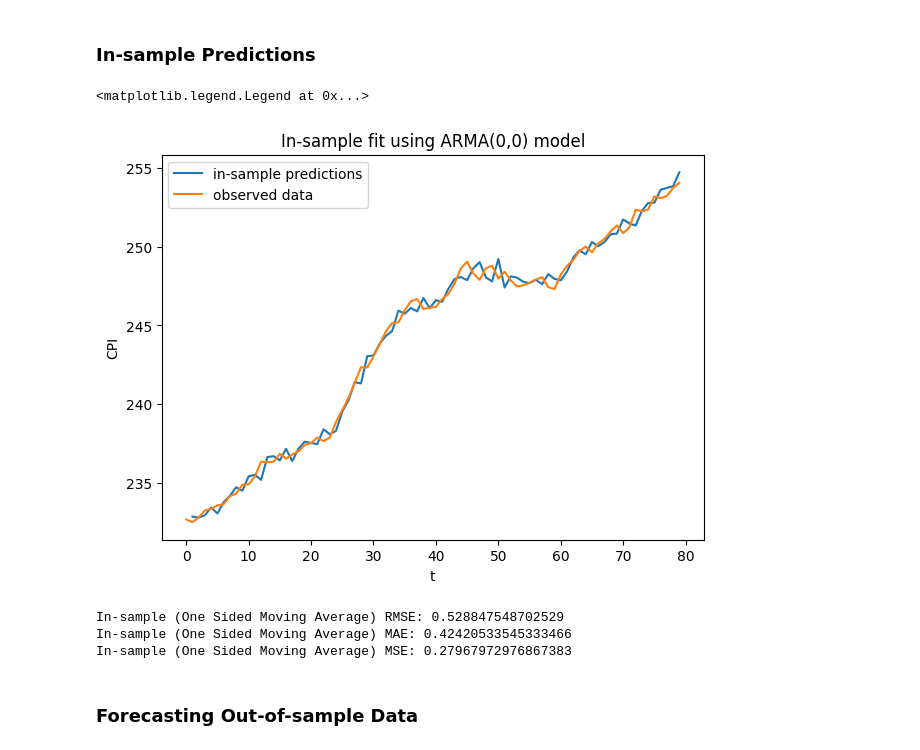
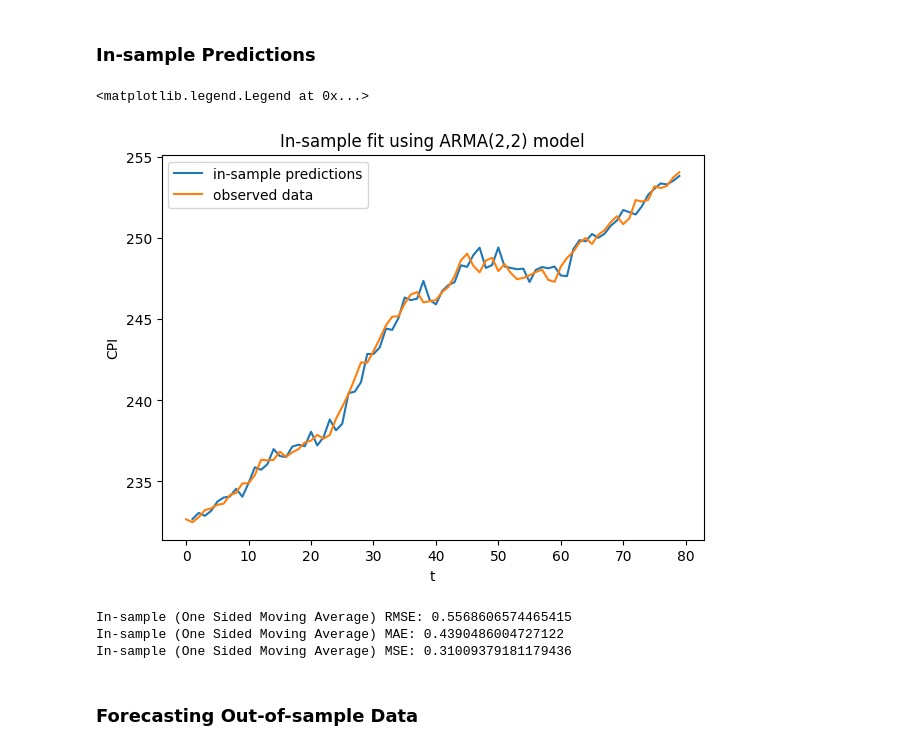
Before and after one commit to kohsheentiku/Econometrics, a Jupyter notebook: Time_Series_CPI_final.ipynb, the cells around one changed output. Drawn from its saved outputs; the diff is of its cells as text; code cells hidden in the pictures.

```diff
--- a/Time_Series_CPI_final.ipynb
+++ b/Time_Series_CPI_final.ipynb
@@ -209,7 +229,7 @@ See the caveats in the documentation: https://pandas.pydata.org/pandas-docs/stab
 # %% [markdown]
 ## Deseasonality
 # %%
-def seasonal_mean(data, freq=52):
+def seasonal_mean(data, freq=12):
     data = data.dropna()
     averages = np.zeros(shape=freq)
     count = np.zeros(shape=freq)
@@ -228,7 +248,8 @@ sum(seasonality)
 # %% [markdown]
 ## Residuals obtained after detrending and deseaonality
 # %%
-seasonal_train = [ seasonality[i % 52] for i in range(len(train_data_df)) ]
+seasonality = seasonal_mean(train_data_df['Detrend'])
+seasonal_train = [ seasonality[i % 12] for i in range(len(train_data_df)) ]
 train_data_df['Residual'] = train_data_df['Detrend'] - pd.Series(seasonal_train)
 # %% [output]
 A value is trying to be set on a copy of a slice from a DataFrame.
@@ -603,22 +624,22 @@ plt.legend()
 # %% [markdown]
 According to the ACF and PACF plot, we used the ARMA(0,0).
 # %%
-arima_model_0_0 = ARIMA(train_data_detrend_ma['Residual using one sided moving average'].dropna(), order=(0,0,0))
+arima_model_0_0 = ARIMA(train_data_detrend_ma['Residual using one sided moving average'].dropna(), order=(2,0,2))
 model_0_0 = arima_model_0_0.fit()
 # %% [markdown]
 ### In-sample Predictions
 # %%
 predictions = model_0_0.predict(start = 0, end = len(train_data_detrend_ma)+1) + pd.Series([seasonality[t % 52] for t in train_data_detrend_ma['t']], index = train_data_detrend_ma.index) + train_data_detrend_ma['CPI'] - train_data_detrend_ma['Detrended using one sided moving average']
 plt.figure(figsize=(7,5))
 plt.plot(predictions, label='in-sample predictions')
 plt.plot(train_data_df['CPI'], label='observed data')
 plt.xlabel('t')
 plt.ylabel('CPI')
-plt.title('In-sample fit using ARMA(0,0) model')
+plt.title('In-sample fit using ARMA(2,2) model')
 plt.legend()
 # %% [output]
 <matplotlib.legend.Legend at 0x...>
-[figure, old version]
+[figure, new version]
 # %%
 # Insample
 from sklearn.metrics import mean_squared_error, mean_absolute_error
@@ -631,9 +652,9 @@ print(f"In-sample (One Sided Moving Average) RMSE: {rmse}")
 print(f"In-sample (One Sided Moving Average) MAE: {mae}")
 print(f"In-sample (One Sided Moving Average) MSE: {mse}")
 # %% [output]
-In-sample (One Sided Moving Average) RMSE: 0.528847548702529
-In-sample (One Sided Moving Average) MAE: 0.42420533545333466
-In-sample (One Sided Moving Average) MSE: 0.27967972976867383
+In-sample (One Sided Moving Average) RMSE: 0.5568606574465415
+In-sample (One Sided Moving Average) MAE: 0.4390486004727122
+In-sample (One Sided Moving Average) MSE: 0.31009379181179436
 # %% [markdown]
 ### Forecasting Out-of-sample Data
 # %%
```
Also changed, not shown: parts of 34 cells of this notebook.
